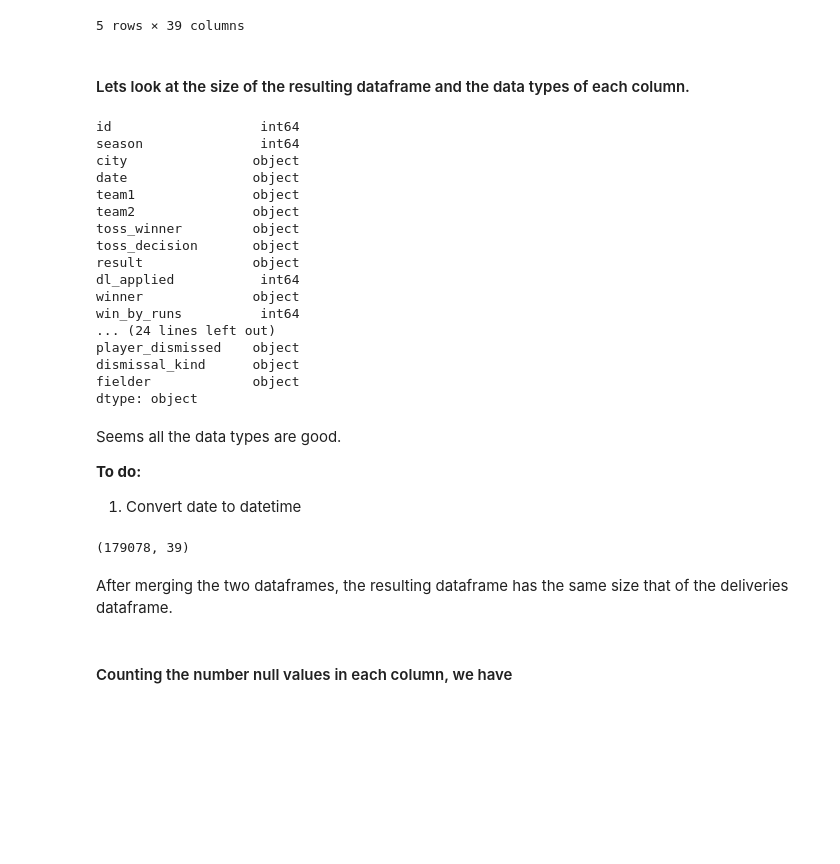
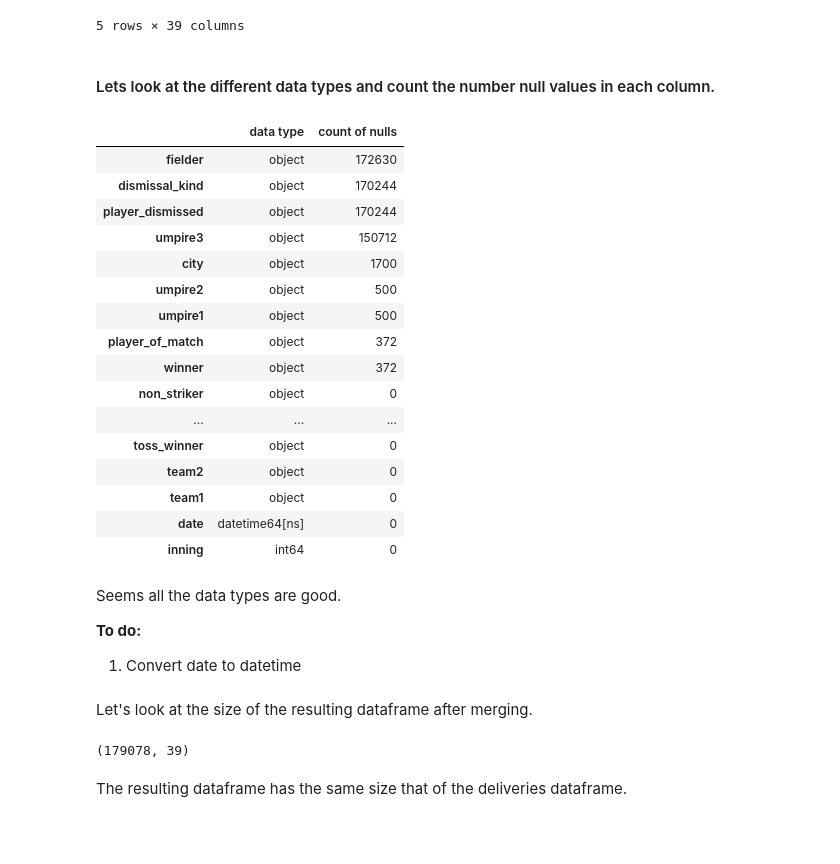
Before and after one commit to cryptic-monster/eda-sports, a Jupyter notebook: sports-eda.ipynb, the cells around one changed output. Cells and saved outputs as stored; diff of their text form; code cells hidden in the pictures; blank space fills up the shorter version.

```diff
--- a/sports-eda.ipynb
+++ b/sports-eda.ipynb
@@ -7,5 +7,5 @@ import matplotlib.pyplot as plt
 import seaborn as sns
 %matplotlib inline
 # %%
-matches = pd.read_csv('data/matches.csv')
+matches = pd.read_csv('data/matches.csv', parse_dates=['date'])
 deliveries = pd.read_csv('data/deliveries.csv')
@@ -54,39 +52,54 @@ data.head()
 | 4 | 1 | 2017 | Hyderabad | 2017-04-05 | Sunrisers Hyderabad | Royal Challengers Bangalore | Royal Challengers Bangalore | field | normal | 0 | ... |
 5 rows × 39 columns
 # %% [markdown]
-#### Lets look at the size of the resulting dataframe and the data types of each column.
+#### Lets look at the different data types and count the number null values in each column.
-# %%
-data.dtypes
-# %% [output]
-id                   int64
-season               int64
-city                object
-date                object
-team1               object
-team2               object
-toss_winner         object
-toss_decision       object
-result              object
-dl_applied           int64
-winner              object
-win_by_runs          int64
-... (24 lines left out)
-player_dismissed    object
-dismissal_kind      object
-fielder             object
-dtype: object
+# %%
+# different datatypes in the merged dataframe
+dataTypes = data.dtypes
+
+# count of null values in each columns
+nullCnt = data.isnull().sum().sort_values(ascending=False)
+
+# concatenate
+dataProperty = pd.concat([dataTypes, nullCnt], axis=1)
+
+# rename columns
+columns = ['data type', 'count of nulls']
+dataProperty.columns = columns
+
+# sort by count of nulls
+dataProperty.sort_values(by='count of nulls', ascending=False, inplace=True)
+dataProperty
+# %% [output]
+|  | data type | count of nulls |
+| fielder | object | 172630 |
+| dismissal_kind | object | 170244 |
+| player_dismissed | object | 170244 |
+| umpire3 | object | 150712 |
+| city | object | 1700 |
+| umpire2 | object | 500 |
+| umpire1 | object | 500 |
+| player_of_match | object | 372 |
+| winner | object | 372 |
+| non_striker | object | 0 |
+| ... | ... | ... |
+| toss_winner | object | 0 |
+| team2 | object | 0 |
+| team1 | object | 0 |
+| date | datetime64[ns] | 0 |
+| inning | int64 | 0 |
 # %% [markdown]
 Seems all the data types are good.
 
 **To do:**
 1. Convert date to datetime
+# %% [markdown]
+Let's look at the size of the resulting dataframe after merging.
 # %%
 data.shape
 # %% [output]
 (179078, 39)
 # %% [markdown]
-After merging the two dataframes, the resulting dataframe has the same size that of the deliveries dataframe.
+The resulting dataframe has the same size that of the deliveries dataframe.
-# %% [markdown]
-#### Counting the number null values in each column, we have
 # %% [markdown]
 ####
```
Also changed, not shown: parts of 14 cells of this notebook.
